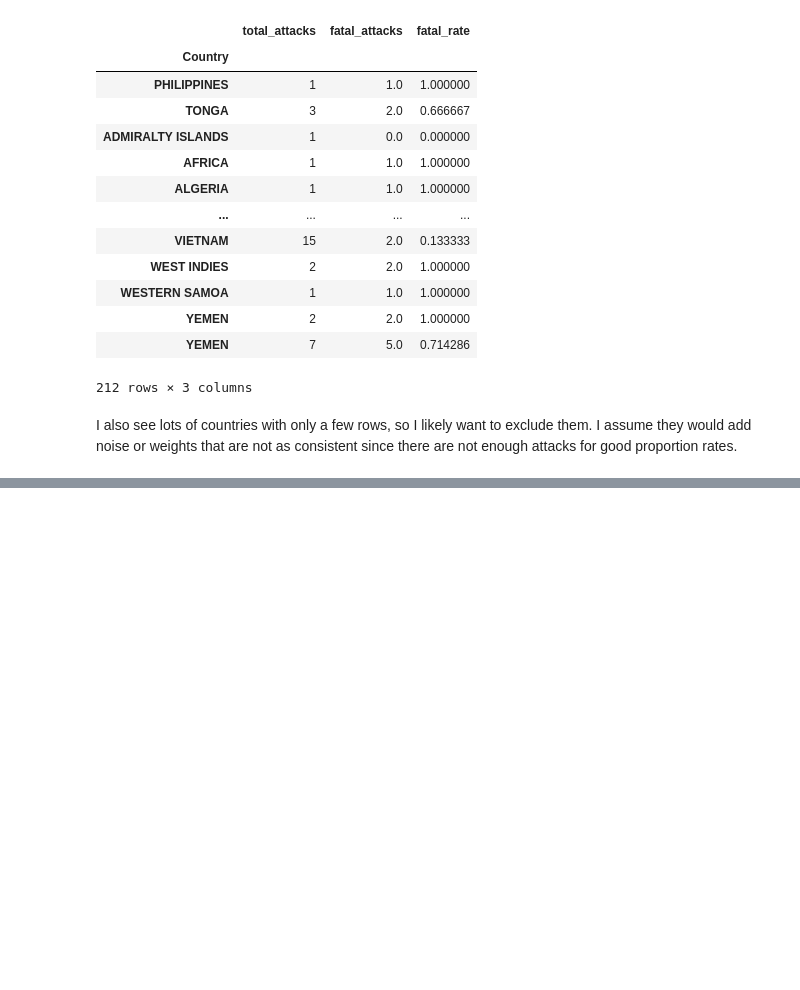
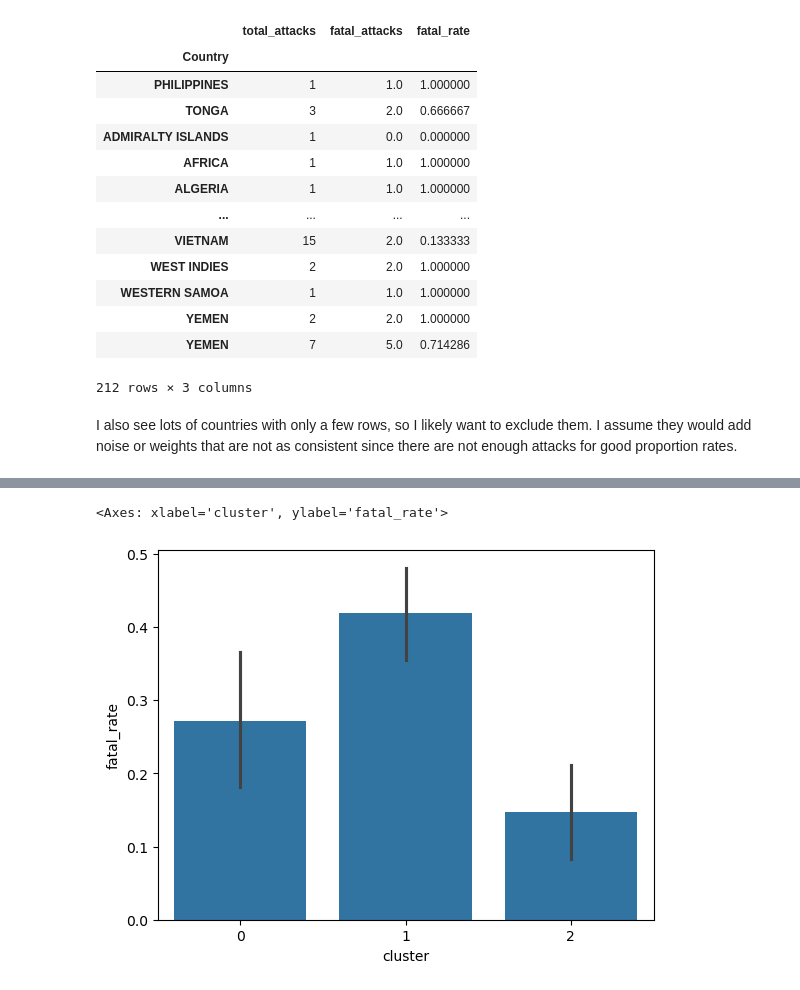
Before and after one commit to adriankUSA/portfolio, a Jupyter notebook: shark_attacks/shark_attack+patterns.ipynb, the cells around one changed output, grey strips where cells are left out. Drawn from its saved outputs; the diff is of its cells as text; code cells hidden in the pictures; blank space fills up the shorter version.

```diff
--- a/shark_attacks/shark_attack+patterns.ipynb
+++ b/shark_attacks/shark_attack+patterns.ipynb
@@ -580,0 +642,4 @@ Name: Fatal (Y/N), Length: 147, dtype: int64
+# %%
+k = 3
+kmeans = KMeans(n_clusters=k, random_state=42, n_init=10)
+country_features["cluster"] = kmeans.fit_predict(X_scaled) # we add a column based off the model's cluster choice
@@ -580,0 +715,10 @@ Name: Fatal (Y/N), Length: 147, dtype: int64
+# %%
+sns.barplot(
+    data=country_features,
+    x="cluster",
+    y="fatal_rate",
+    estimator="mean"
+)
+# %% [output]
+<Axes: xlabel='cluster', ylabel='fatal_rate'>
+[figure, added]
```
Also changed, not shown: parts of 23 cells of this notebook.
